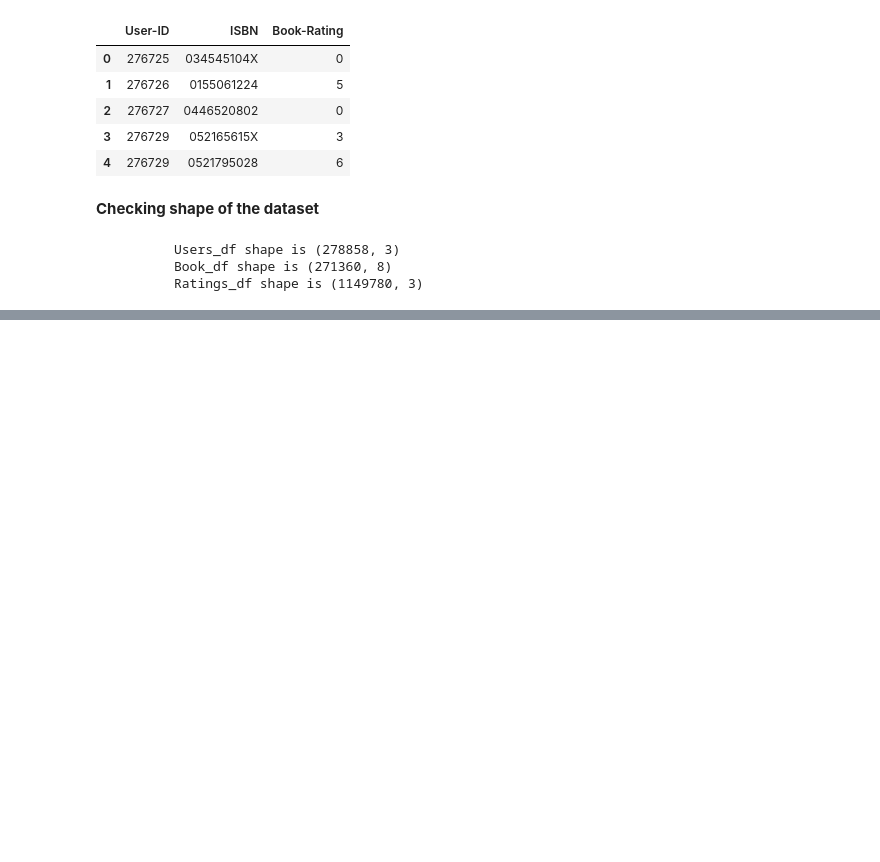
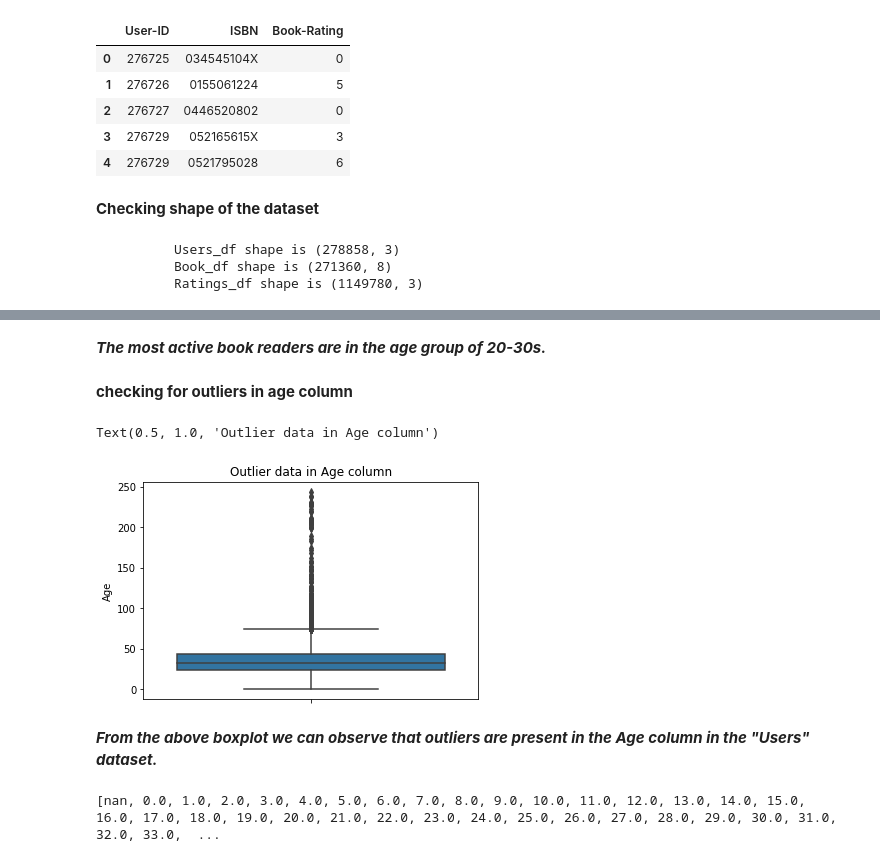
Before and after one commit to vivvvek24/Book-Recommendation-System, a Jupyter notebook: Book_Recommendation_System.ipynb, the cells around one changed output, grey strips where cells are left out. Cells and saved outputs as stored; diff of their text form; code cells hidden in the pictures; blank space fills up the shorter version.

```diff
--- a/Book_Recommendation_System.ipynb
+++ b/Book_Recommendation_System.ipynb
@@ -111,0 +144,18 @@ print(f'''\t  Users_df shape is {users.shape}
+# %% [markdown]
+***The most active book readers are in the age group of 20-30s.***
+# %% [markdown]
+**checking for outliers in age column**
+# %%
+# checking outliers through boxplot
+sns.boxplot(y='Age', data=users)
+plt.title('Outlier data in Age column')
+# %% [output]
+Text(0.5, 1.0, 'Outlier data in Age column')
+[figure, added]
+# %% [markdown]
+***From the above boxplot we can observe that outliers are present in the Age column in the "Users" dataset.***
+# %%
+# Checking the unique value of users age
+print(sorted(users.Age.unique()))
+# %% [output]
+[nan, 0.0, 1.0, 2.0, 3.0, 4.0, 5.0, 6.0, 7.0, 8.0, 9.0, 10.0, 11.0, 12.0, 13.0, 14.0, 15.0, 16.0, 17.0, 18.0, 19.0, 20.0, 21.0, 22.0, 23.0, 24.0, 25.0, 26.0, 27.0, 28.0, 29.0, 30.0, 31.0, 32.0, 33.0,  ...
```
Also changed, not shown: parts of 8 cells of this notebook.
